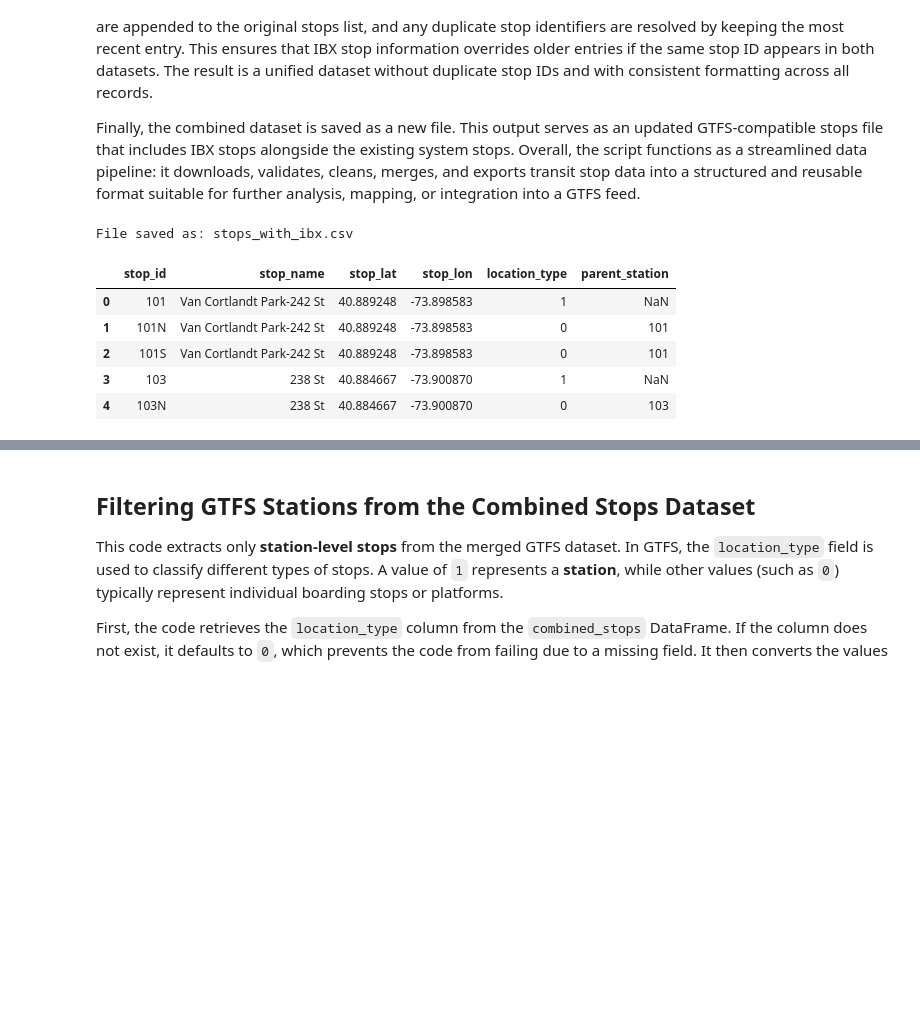
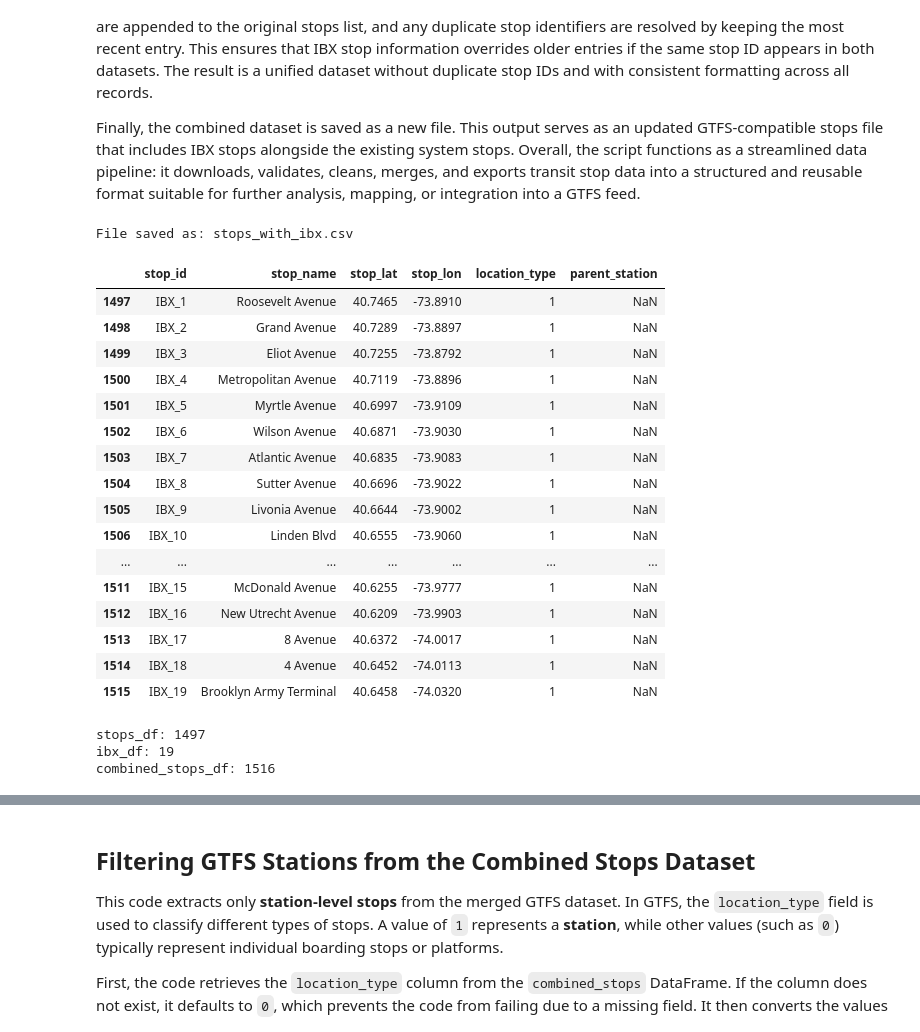
Before and after one commit to hawa1983/Capstone, a Jupyter notebook: ibx_capstone.ipynb, the cells around one changed output, grey strips where cells are left out. Cells and saved outputs as stored; diff of their text form; code cells hidden in the pictures; blank space fills up the shorter version.

```diff
--- a/ibx_capstone.ipynb
+++ b/ibx_capstone.ipynb
@@ -247,36 +247,55 @@ for df in (stops_df, ibx_df):
 # ----------------------------
 
 # Combine original stops and IBX stops into one DataFrame
 combined_stops = pd.concat([stops_df, ibx_df], ignore_index=True)
 
 # Remove duplicate stop_id entries
 # If duplicates exist, keep the last occurrence (IBX overrides original)
 combined_stops_df = (
     combined_stops
     .drop_duplicates(subset=["stop_id"], keep="last")
     .reset_index(drop=True)
 )
 
 
 # ----------------------------
 # Save Combined File
 # ----------------------------
 
 # Define output filename
 output_file = "stops_with_ibx.csv"
 
 # Write merged dataset to CSV without row index
 combined_stops_df.to_csv(output_file, index=False)
 
 # Confirm successful save
 print(f"File saved as: {output_file}")
 
-display(combined_stops_df.head())
+display(combined_stops_df.tail(19))
 # %% [output]
 File saved as: stops_with_ibx.csv
 |  | stop_id | stop_name | stop_lat | stop_lon | location_type | parent_station |
-| 0 | 101 | Van Cortlandt Park-242 St | 40.889248 | -73.898583 | 1 | NaN |
-| 1 | 101N | Van Cortlandt Park-242 St | 40.889248 | -73.898583 | 0 | 101 |
-| 2 | 101S | Van Cortlandt Park-242 St | 40.889248 | -73.898583 | 0 | 101 |
-| 3 | 103 | 238 St | 40.884667 | -73.900870 | 1 | NaN |
-| 4 | 103N | 238 St | 40.884667 | -73.900870 | 0 | 103 |
+| 1497 | IBX_1 | Roosevelt Avenue | 40.7465 | -73.8910 | 1 | NaN |
+| 1498 | IBX_2 | Grand Avenue | 40.7289 | -73.8897 | 1 | NaN |
+| 1499 | IBX_3 | Eliot Avenue | 40.7255 | -73.8792 | 1 | NaN |
+| 1500 | IBX_4 | Metropolitan Avenue | 40.7119 | -73.8896 | 1 | NaN |
+| 1501 | IBX_5 | Myrtle Avenue | 40.6997 | -73.9109 | 1 | NaN |
+| 1502 | IBX_6 | Wilson Avenue | 40.6871 | -73.9030 | 1 | NaN |
+| 1503 | IBX_7 | Atlantic Avenue | 40.6835 | -73.9083 | 1 | NaN |
+| 1504 | IBX_8 | Sutter Avenue | 40.6696 | -73.9022 | 1 | NaN |
+| 1505 | IBX_9 | Livonia Avenue | 40.6644 | -73.9002 | 1 | NaN |
+| 1506 | IBX_10 | Linden Blvd | 40.6555 | -73.9060 | 1 | NaN |
+| ... | ... | ... | ... | ... | ... | ... |
+| 1511 | IBX_15 | McDonald Avenue | 40.6255 | -73.9777 | 1 | NaN |
+| 1512 | IBX_16 | New Utrecht Avenue | 40.6209 | -73.9903 | 1 | NaN |
+| 1513 | IBX_17 | 8 Avenue | 40.6372 | -74.0017 | 1 | NaN |
+| 1514 | IBX_18 | 4 Avenue | 40.6452 | -74.0113 | 1 | NaN |
+| 1515 | IBX_19 | Brooklyn Army Terminal | 40.6458 | -74.0320 | 1 | NaN |
+# %%
+print("stops_df:", len(stops_df))
+print("ibx_df:", len(ibx_df))
+print("combined_stops_df:", len(combined_stops_df))
+# %% [output]
+stops_df: 1497
+ibx_df: 19
+combined_stops_df: 1516
```
Also changed, not shown: parts of 3 cells of this notebook.
